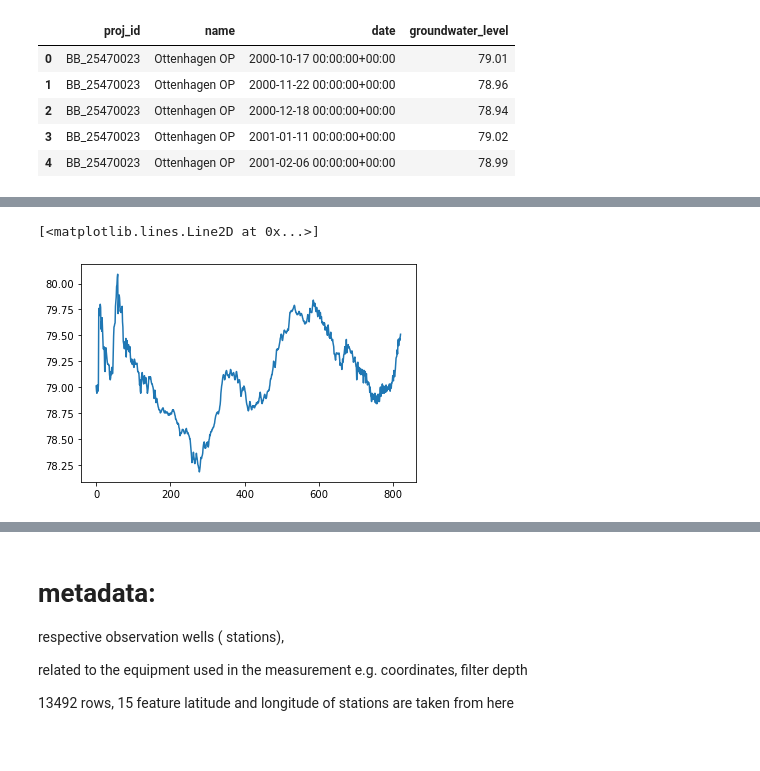
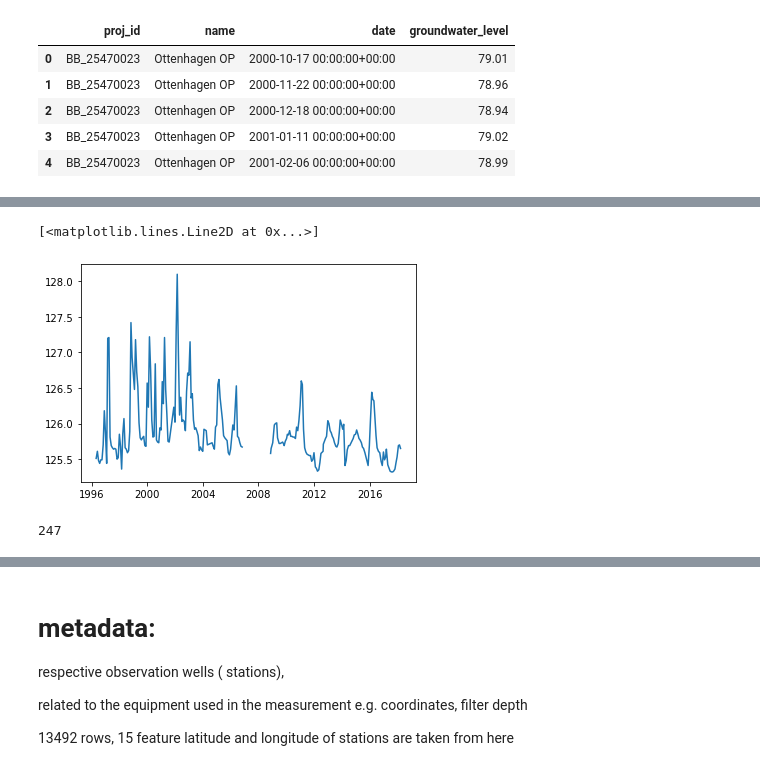
Before and after one commit to basem-AI/BGR_outlier_detection, a Jupyter notebook: data_prepare.ipynb, the cells around one changed output, grey strips where cells are left out. Drawn from its saved outputs; the diff is of its cells as text; code cells hidden in the pictures.

```diff
--- a/data_prepare.ipynb
+++ b/data_prepare.ipynb
@@ -41,6 +33,13 @@ pd.DataFrame(data=(time_series_df.loc[time_series_df.index[0]],time_series_df.lo
 # %%
 t_s_1 = time_series_df[time_series_df["proj_id"]=="BB_25470023"]
-plt.plot(t_s_1["groundwater_level"])
+plt.plot(t_s_1["date"],t_s_1["groundwater_level"])
-# %% [output]
-[<matplotlib.lines.Line2D at 0x...>]
-[figure, removed]
+# %%
+t_s_2 = time_series_df[time_series_df["proj_id"]==time_series_df["proj_id"].unique()[5002]]
+plt.plot(t_s_2["date"],t_s_2["groundwater_level"])
+# %% [output]
+[<matplotlib.lines.Line2D at 0x...>]
+[figure, added]
+# %%
+len(t_s_2["date"].unique())
+# %% [output]
+247
```
Also changed, not shown: parts of 51 cells of this notebook.
